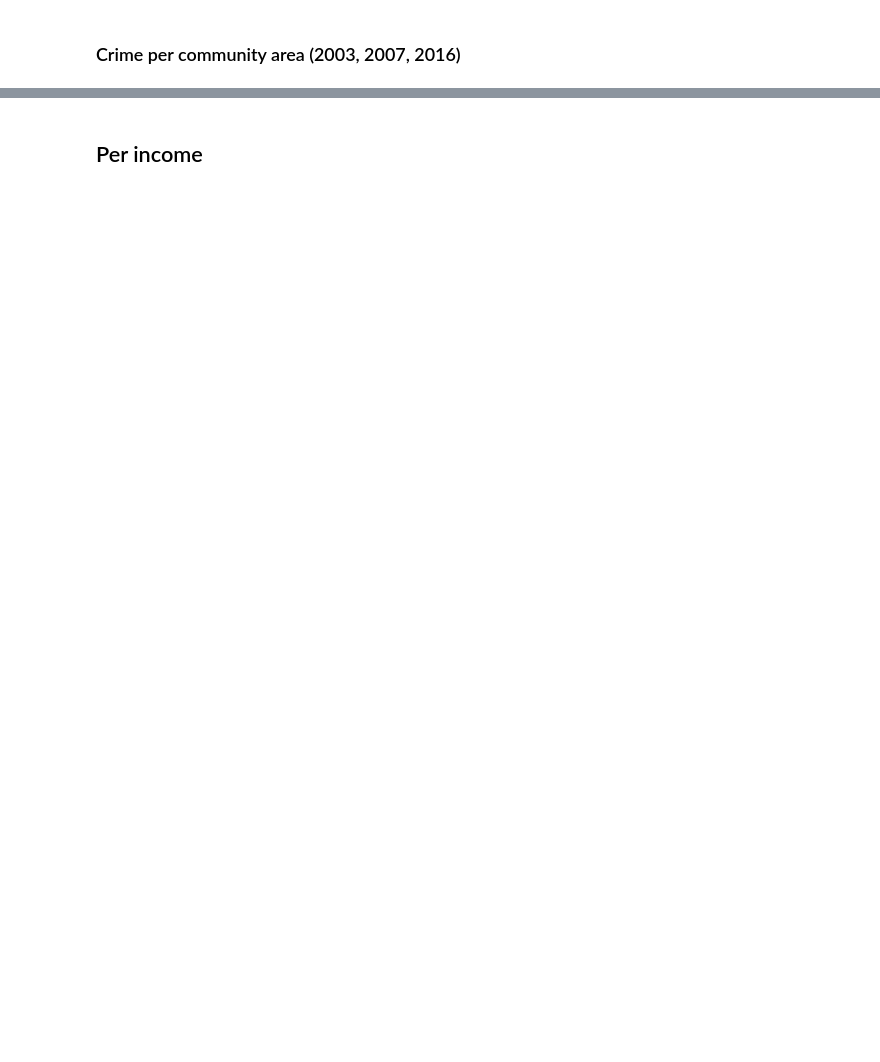
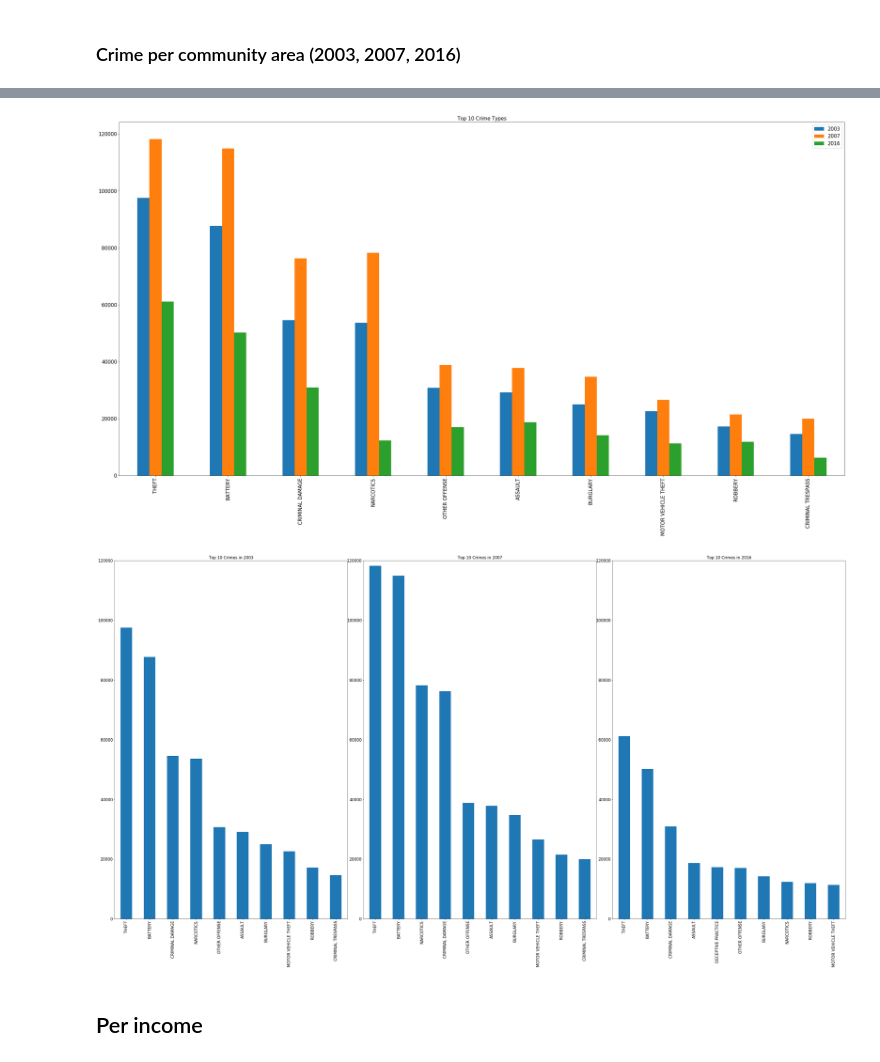
Before and after one commit to nschenone/Crime_Analysis_in_Chicago, a Jupyter notebook: COGS 108 Final Project.ipynb, the cells around one changed output, grey strips where cells are left out. Saved outputs shown, nothing was run; the diff lists cells and outputs as text; code cells hidden in the pictures; blank space fills up the shorter version.

```diff
--- a/COGS 108 Final Project.ipynb
+++ b/COGS 108 Final Project.ipynb
@@ -234,37 +263,42 @@ df_areas['2016'].sort_values(ascending=False).head(10).plot(kind='bar', rot=90,
 # %%
 #%matplotlib inline
 
 category = 'Primary Type'
 num_categories = 10
 
 df_areas = pd.DataFrame()
 df_areas['2003'] = df_2003[category].value_counts()
-df_areas['2004'] = df_2004[category].value_counts()
-df_areas['2005'] = df_2005[category].value_counts()
-df_areas['2006'] = df_2006[category].value_counts()
+#df_areas['2004'] = df_2004[category].value_counts()
+#df_areas['2005'] = df_2005[category].value_counts()
+#df_areas['2006'] = df_2006[category].value_counts()
 df_areas['2007'] = df_2007[category].value_counts()
-df_areas['2008'] = df_2008[category].value_counts()
-df_areas['2009'] = df_2009[category].value_counts()
-df_areas['2010'] = df_2010[category].value_counts()
-df_areas['2011'] = df_2011[category].value_counts()
-df_areas['2012'] = df_2012[category].value_counts()
-df_areas['2013'] = df_2013[category].value_counts()
-df_areas['2014'] = df_2014[category].value_counts()
-df_areas['2015'] = df_2015[category].value_counts()
+#df_areas['2008'] = df_2008[category].value_counts()
+#df_areas['2009'] = df_2009[category].value_counts()
+#df_areas['2010'] = df_2010[category].value_counts()
+#df_areas['2011'] = df_2011[category].value_counts()
+#df_areas['2012'] = df_2012[category].value_counts()
+#df_areas['2013'] = df_2013[category].value_counts()
+#df_areas['2014'] = df_2014[category].value_counts()
+#df_areas['2015'] = df_2015[category].value_counts()
 df_areas['2016'] = df_2016[category].value_counts()
 
 df_areas[['2003', '2007', '2016']].head(num_categories).plot(kind='bar', rot=90, title="Top 10 Crime Types");
 
 fig, axs = plt.subplots(1,3)
+#axs.
+
 plt.tight_layout()
 
 df_top_2003 = df_areas['2003']
 df_top_2007 = df_areas['2007']
 df_top_2016 = df_areas['2016']
 
-df_top_2003.sort_values(ascending=False).head(10).plot(kind='bar', rot=90, ax=axs[0], title="Top 10 Crimes in 2003");
-df_top_2007.sort_values(ascending=False).head(10).plot(kind='bar', rot=90, ax=axs[1], title="Top 10 Crimes in 2007");
-df_top_2016.sort_values(ascending=False).head(10).plot(kind='bar', rot=90, ax=axs[2], title="Top 10 Crimes in 2016");
+df_top_2003.sort_values(ascending=False).head(10).plot(kind='bar', rot=90, ax=axs[0], title="Top 10 Crimes in 2003").set_ylim(0, 120000);
+df_top_2007.sort_values(ascending=False).head(10).plot(kind='bar', rot=90, ax=axs[1], title="Top 10 Crimes in 2007").set_ylim(0, 120000);
+df_top_2016.sort_values(ascending=False).head(10).plot(kind='bar', rot=90, ax=axs[2], title="Top 10 Crimes in 2016").set_ylim(0, 120000);
+# %% [output]
+[figure, added]
+[figure, added]
 # %% [markdown]
 ## Per income
 # %%
```
Also changed, not shown: parts of 7 cells of this notebook.
